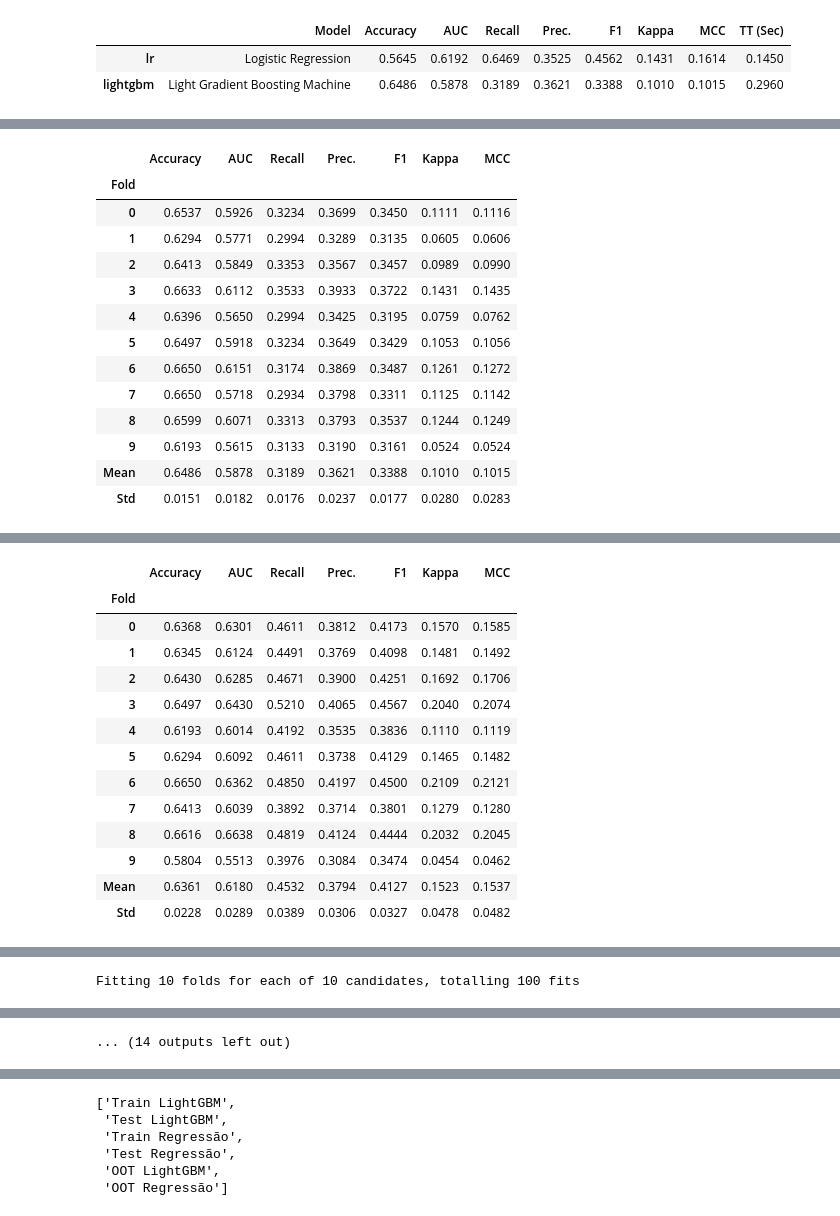
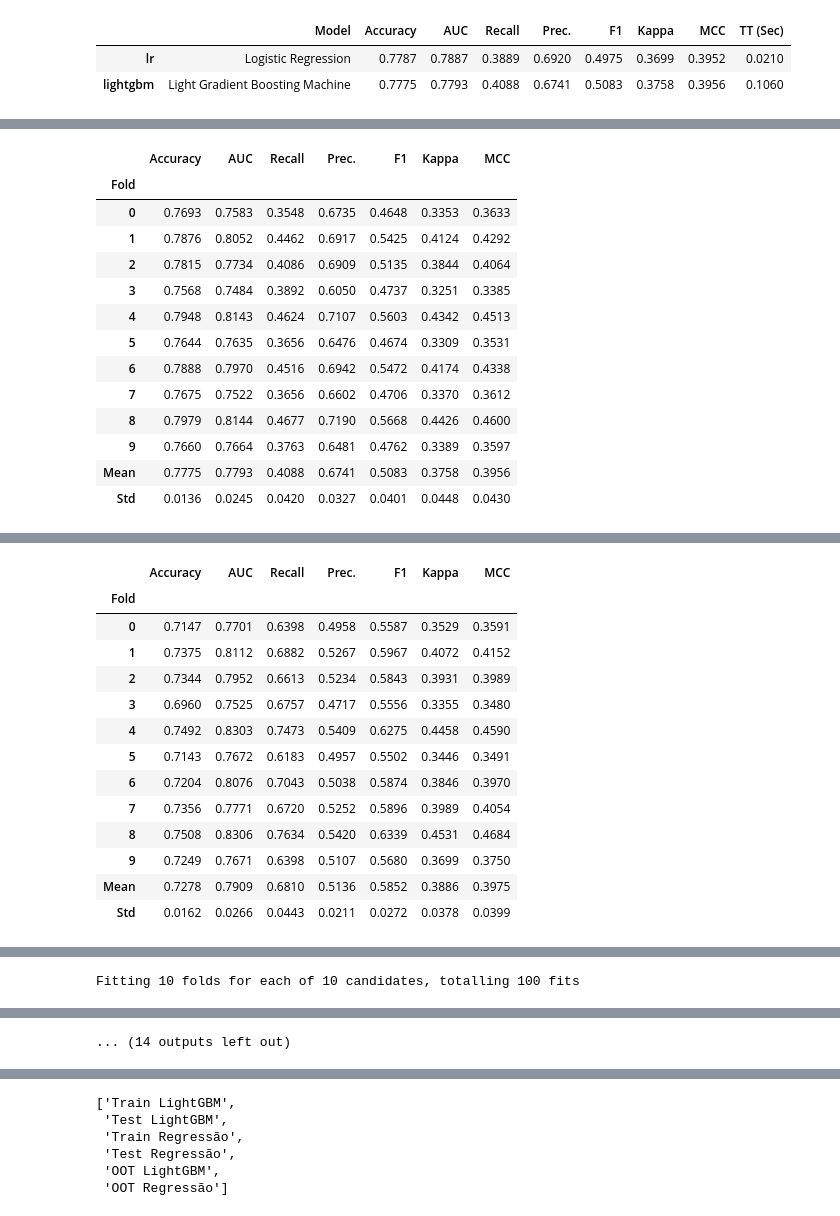
Before and after one commit to RodrigoFCMoreira/credit_scoring_ML_solver, a Jupyter notebook: 4 - Avaliar Técnica de modelagem copy.ipynb, the cells around one changed output, grey strips where cells are left out. Saved outputs shown, nothing was run; the diff lists cells and outputs as text; code cells hidden in the pictures.

```diff
--- a/4 - Avaliar Técnica de modelagem copy.ipynb
+++ b/4 - Avaliar Técnica de modelagem copy.ipynb
@@ -19,2 +12,0 @@ novas_colunas = [x for x in train_selecionada if x not in remover_psi_ks_oot]
-# %%
-train_selecionada = train_selecionada[novas_colunas]
@@ -61,0 +34,3 @@ train_selecionada.shape, test_oos.shape
+# %%
+VArs_instaveis = ['VAR_15','VAR_9', 'VAR_54', 'VAR_3', 'VAR_5', 'VAR_1', 'VAR_28','VAR_60',
+ 'VAR_58','VAR_17', 'VAR_30', 'VAR_2', 'VAR_59','VAR_53', 'VAR_20', 'VAR_57', 'VAR_44', 'VAR_52', 'VAR_76', 'VAR_4']
@@ -61,0 +47,9 @@ train_selecionada.shape, test_oos.shape
+# %%
+# Lista de variáveis numéricas para aplicar WOE
+variaveis_woe = VArs_instaveis
+
+# Aplicar WOE para cada variável
+for var in variaveis_woe:
+    binning = OptimalBinning(name=var, dtype="numerical", solver="cp")  # Criar binning ótimo
+    binning.fit(train_selecionada[var], train_selecionada["y"])  # Ajustar ao target
+    train_selecionada[f"{var}_woe"] = binning.transform(train_selecionada[var], metric="woe")  # Criar nova coluna com WOE
@@ -62,45 +66,54 @@ train_selecionada.shape, test_oos.shape
+# %%
+for var in variaveis_woe:
+    test_oos[f"{var}_woe"] = binning.transform(test_oos[var], metric="woe")  # Criar nova coluna com WOE
 # %%
 #7 min pra treinar com polinomial features
 #
 train_selecionada, test_oos, tuned_lightgbm, tuned_lr,train_lightgbm_escorado, \
-test_lightgbm_escorado,train_regressao_escorado, test_regressao_escorado = pipeline_modelagem(train_selecionada, test_oos, id_col='id', safra_col='safra', target_col='y')
+test_lightgbm_escorado,train_regressao_escorado, test_regressao_escorado = pipeline_modelagem(train_selecionada,
+                                                                                               test_oos,
+                                                                                               id_col='id',
+                                                                                                safra_col='safra',
+                                                                                                target_col='y',
+                                                                                                lista_vars_numericas_categorizar=VArs_instaveis
+                                                                                              )
 # %% [output]
 [interactive output not drawn]
 |  | Model | Accuracy | AUC | Recall | Prec. | F1 | Kappa | MCC | TT (Sec) |
-| lr | Logistic Regression | 0.5645 | 0.6192 | 0.6469 | 0.3525 | 0.4562 | 0.1431 | 0.1614 | 0.1450 |
-| lightgbm | Light Gradient Boosting Machine | 0.6486 | 0.5878 | 0.3189 | 0.3621 | 0.3388 | 0.1010 | 0.1015 | 0.2960 |
+| lr | Logistic Regression | 0.7787 | 0.7887 | 0.3889 | 0.6920 | 0.4975 | 0.3699 | 0.3952 | 0.0210 |
+| lightgbm | Light Gradient Boosting Machine | 0.7775 | 0.7793 | 0.4088 | 0.6741 | 0.5083 | 0.3758 | 0.3956 | 0.1060 |
 [interactive output not drawn]
 [interactive output not drawn]
 |  | Accuracy | AUC | Recall | Prec. | F1 | Kappa | MCC |
 | Fold |  |  |  |  |  |  |  |
-| 0 | 0.6537 | 0.5926 | 0.3234 | 0.3699 | 0.3450 | 0.1111 | 0.1116 |
-| 1 | 0.6294 | 0.5771 | 0.2994 | 0.3289 | 0.3135 | 0.0605 | 0.0606 |
-| 2 | 0.6413 | 0.5849 | 0.3353 | 0.3567 | 0.3457 | 0.0989 | 0.0990 |
-| 3 | 0.6633 | 0.6112 | 0.3533 | 0.3933 | 0.3722 | 0.1431 | 0.1435 |
-| 4 | 0.6396 | 0.5650 | 0.2994 | 0.3425 | 0.3195 | 0.0759 | 0.0762 |
-| 5 | 0.6497 | 0.5918 | 0.3234 | 0.3649 | 0.3429 | 0.1053 | 0.1056 |
-| 6 | 0.6650 | 0.6151 | 0.3174 | 0.3869 | 0.3487 | 0.1261 | 0.1272 |
-| 7 | 0.6650 | 0.5718 | 0.2934 | 0.3798 | 0.3311 | 0.1125 | 0.1142 |
-| 8 | 0.6599 | 0.6071 | 0.3313 | 0.3793 | 0.3537 | 0.1244 | 0.1249 |
-| 9 | 0.6193 | 0.5615 | 0.3133 | 0.3190 | 0.3161 | 0.0524 | 0.0524 |
-| Mean | 0.6486 | 0.5878 | 0.3189 | 0.3621 | 0.3388 | 0.1010 | 0.1015 |
-| Std | 0.0151 | 0.0182 | 0.0176 | 0.0237 | 0.0177 | 0.0280 | 0.0283 |
+| 0 | 0.7693 | 0.7583 | 0.3548 | 0.6735 | 0.4648 | 0.3353 | 0.3633 |
+| 1 | 0.7876 | 0.8052 | 0.4462 | 0.6917 | 0.5425 | 0.4124 | 0.4292 |
+| 2 | 0.7815 | 0.7734 | 0.4086 | 0.6909 | 0.5135 | 0.3844 | 0.4064 |
+| 3 | 0.7568 | 0.7484 | 0.3892 | 0.6050 | 0.4737 | 0.3251 | 0.3385 |
+| 4 | 0.7948 | 0.8143 | 0.4624 | 0.7107 | 0.5603 | 0.4342 | 0.4513 |
+| 5 | 0.7644 | 0.7635 | 0.3656 | 0.6476 | 0.4674 | 0.3309 | 0.3531 |
+| 6 | 0.7888 | 0.7970 | 0.4516 | 0.6942 | 0.5472 | 0.4174 | 0.4338 |
+| 7 | 0.7675 | 0.7522 | 0.3656 | 0.6602 | 0.4706 | 0.3370 | 0.3612 |
+| 8 | 0.7979 | 0.8144 | 0.4677 | 0.7190 | 0.5668 | 0.4426 | 0.4600 |
+| 9 | 0.7660 | 0.7664 | 0.3763 | 0.6481 | 0.4762 | 0.3389 | 0.3597 |
+| Mean | 0.7775 | 0.7793 | 0.4088 | 0.6741 | 0.5083 | 0.3758 | 0.3956 |
+| Std | 0.0136 | 0.0245 | 0.0420 | 0.0327 | 0.0401 | 0.0448 | 0.0430 |
 [interactive output not drawn]
 [interactive output not drawn]
 |  | Accuracy | AUC | Recall | Prec. | F1 | Kappa | MCC |
 | Fold |  |  |  |  |  |  |  |
-| 0 | 0.6368 | 0.6301 | 0.4611 | 0.3812 | 0.4173 | 0.1570 | 0.1585 |
-| 1 | 0.6345 | 0.6124 | 0.4491 | 0.3769 | 0.4098 | 0.1481 | 0.1492 |
-| 2 | 0.6430 | 0.6285 | 0.4671 | 0.3900 | 0.4251 | 0.1692 | 0.1706 |
-| 3 | 0.6497 | 0.6430 | 0.5210 | 0.4065 | 0.4567 | 0.2040 | 0.2074 |
-| 4 | 0.6193 | 0.6014 | 0.4192 | 0.3535 | 0.3836 | 0.1110 | 0.1119 |
-| 5 | 0.6294 | 0.6092 | 0.4611 | 0.3738 | 0.4129 | 0.1465 | 0.1482 |
-| 6 | 0.6650 | 0.6362 | 0.4850 | 0.4197 | 0.4500 | 0.2109 | 0.2121 |
-| 7 | 0.6413 | 0.6039 | 0.3892 | 0.3714 | 0.3801 | 0.1279 | 0.1280 |
-| 8 | 0.6616 | 0.6638 | 0.4819 | 0.4124 | 0.4444 | 0.2032 | 0.2045 |
-| 9 | 0.5804 | 0.5513 | 0.3976 | 0.3084 | 0.3474 | 0.0454 | 0.0462 |
-| Mean | 0.6361 | 0.6180 | 0.4532 | 0.3794 | 0.4127 | 0.1523 | 0.1537 |
-| Std | 0.0228 | 0.0289 | 0.0389 | 0.0306 | 0.0327 | 0.0478 | 0.0482 |
+| 0 | 0.7147 | 0.7701 | 0.6398 | 0.4958 | 0.5587 | 0.3529 | 0.3591 |
+| 1 | 0.7375 | 0.8112 | 0.6882 | 0.5267 | 0.5967 | 0.4072 | 0.4152 |
+| 2 | 0.7344 | 0.7952 | 0.6613 | 0.5234 | 0.5843 | 0.3931 | 0.3989 |
+| 3 | 0.6960 | 0.7525 | 0.6757 | 0.4717 | 0.5556 | 0.3355 | 0.3480 |
+| 4 | 0.7492 | 0.8303 | 0.7473 | 0.5409 | 0.6275 | 0.4458 | 0.4590 |
+| 5 | 0.7143 | 0.7672 | 0.6183 | 0.4957 | 0.5502 | 0.3446 | 0.3491 |
+| 6 | 0.7204 | 0.8076 | 0.7043 | 0.5038 | 0.5874 | 0.3846 | 0.3970 |
+| 7 | 0.7356 | 0.7771 | 0.6720 | 0.5252 | 0.5896 | 0.3989 | 0.4054 |
+| 8 | 0.7508 | 0.8306 | 0.7634 | 0.5420 | 0.6339 | 0.4531 | 0.4684 |
+| 9 | 0.7249 | 0.7671 | 0.6398 | 0.5107 | 0.5680 | 0.3699 | 0.3750 |
+| Mean | 0.7278 | 0.7909 | 0.6810 | 0.5136 | 0.5852 | 0.3886 | 0.3975 |
+| Std | 0.0162 | 0.0266 | 0.0443 | 0.0211 | 0.0272 | 0.0378 | 0.0399 |
 [interactive output not drawn]
 Fitting 10 folds for each of 10 candidates, totalling 100 fits
 [interactive output not drawn]
```
Also changed, not shown: parts of 34 cells of this notebook, 8 other files.
